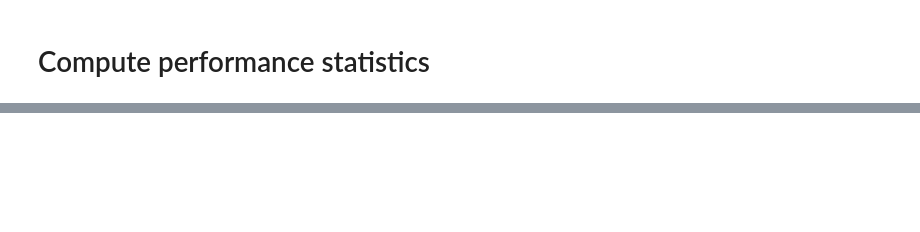
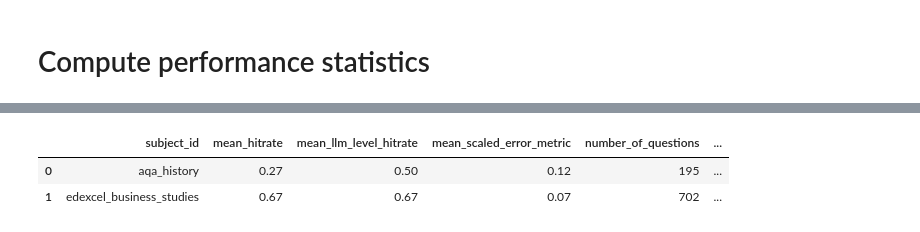
Before and after one commit to Equaite/audenshaw_exam_validation, a Jupyter notebook: question_validation/llm_question_validation.ipynb, the cells around one changed output, grey strips where cells are left out. Drawn from its saved outputs; the diff is of its cells as text; code cells hidden in the pictures; blank space fills up the shorter version.

```diff
--- a/question_validation/llm_question_validation.ipynb
+++ b/question_validation/llm_question_validation.ipynb
@@ -122,34 +237,38 @@ question_type_mark_deviation_joined
 # %%
 overall_stats = teacher_marked_questions_reduced.groupby(by=["subject_id"], as_index=False).agg({
     "llm_mark_hitrate": 'mean',
     'llm_level_hitrate': 'mean',
     #'same_level_hitrate_pm1': 'mean',
     'scaled_error_metric': 'mean',
     'question_id': 'count',
     'elapsed_time_in_seconds': 'sum',
     'llm_grading_total_cost': 'sum'})
 
 overall_stats['mean_hitrate'] = overall_stats['llm_mark_hitrate'].apply(lambda x: np.round(x, 2))
-overall_stats['mean_same_level_hitrate'] = overall_stats['same_level_hitrate'].apply(lambda x: np.round(x, 2))
+overall_stats['mean_llm_level_hitrate'] = overall_stats['llm_level_hitrate'].apply(lambda x: np.round(x, 2))
 #overall_stats['mean_same_level_hitrate_pm1'] = overall_stats['same_level_hitrate_pm1'].apply(lambda x: np.round(x, 2))
 overall_stats['mean_scaled_error_metric'] = overall_stats['scaled_error_metric'].apply(lambda x: np.round(x, 2))
 
 
 overall_stats['number_of_questions'] = overall_stats.question_id
 overall_stats['elapsed_time_in_minutes'] = overall_stats['elapsed_time_in_seconds'].apply(lambda x: x/ 60)
 overall_stats['llm_grading_total_cost'] = overall_stats['llm_grading_total_cost'].apply(lambda x: np.round(x, 2))
 
 overall_stats = overall_stats[[
     'subject_id',
     'mean_hitrate',
     'mean_llm_level_hitrate',
     #'mean_same_level_hitrate_pm1',
     'mean_scaled_error_metric',
     'number_of_questions',
     'elapsed_time_in_minutes',
     'llm_grading_total_cost']]
 
 overall_stats
+# %% [output]
+|  | subject_id | mean_hitrate | mean_llm_level_hitrate | mean_scaled_error_metric | number_of_questions | ... |
+| 0 | aqa_history | 0.27 | 0.50 | 0.12 | 195 | ... |
+| 1 | edexcel_business_studies | 0.67 | 0.67 | 0.07 | 702 | ... |
 # %%
 # Save validation statistics tables
 savedir = Path(workdir) / "validation_results" / "validation_statistics"
```
Also changed, not shown: parts of 10 cells of this notebook, 1 other file.
